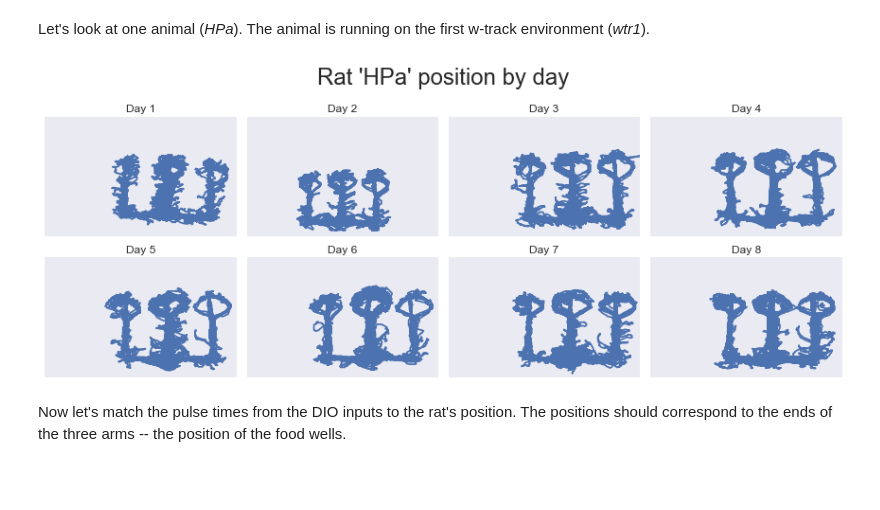
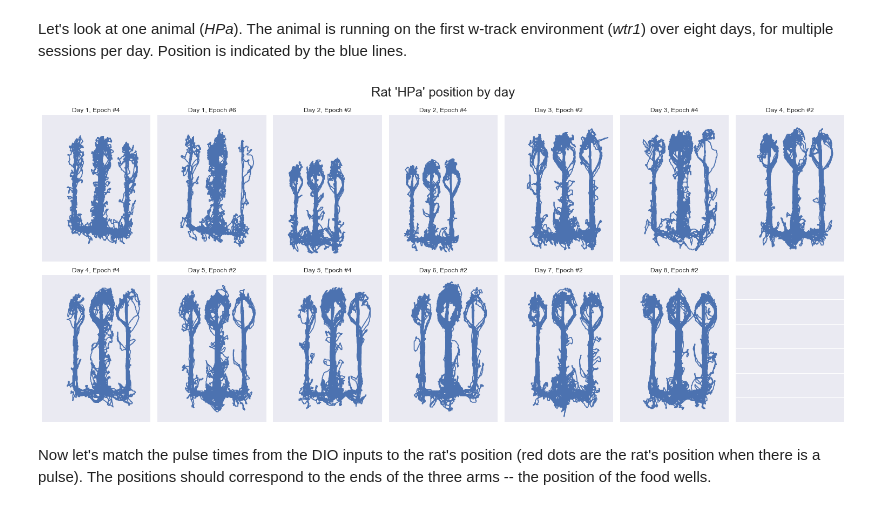
Before and after one commit to edeno/Jadhav-2016-Data-Analysis, a Jupyter notebook: Notebooks/UnderstandingDIO.ipynb, the cells around one changed output. Saved outputs shown, nothing was run; the diff lists cells and outputs as text; code cells hidden in the pictures; blank space fills up the shorter version.

```diff
--- a/Notebooks/UnderstandingDIO.ipynb
+++ b/Notebooks/UnderstandingDIO.ipynb
@@ -45,30 +45,44 @@ diopulses size: (1, 24)
 # %% [markdown]
-Let's look at one animal (*HPa*). The animal is running on the first w-track environment (*wtr1*).
+Let's look at one animal (*HPa*). The animal is running on the first w-track environment (*wtr1*) over eight days, for multiple sessions per day. Position is indicated by the blue lines.
-# %%
-HPa = Animal(directory='HPa_direct', short_name='HPa')
-epoch_type = 'run'
-environment = 'wtr1'
-numDays = 8
-
-plt.figure(figsize=(12, 9))
-
-for day in range(1, numDays + 1):
-    x = df.get_pos_var(HPa, day, 'x', epoch_type=epoch_type, environment=environment)
-    y = df.get_pos_var(HPa, day, 'y', epoch_type=epoch_type, environment=environment)
-
-    ax = plt.subplot(4, 4, day)
-    plt.plot(x[0], y[0])
-    plt.title('Day {day}'.format(day=day))
-    plt.xlim([0, 150])
-    plt.ylim([0, 150])
-    ax.xaxis.set_visible(False)
-    ax.yaxis.set_visible(False)
-
-plt.tight_layout()
-plt.subplots_adjust(top=0.90)
-plt.suptitle("Rat '{animal}' position by day".format(animal=HPa.short_name), fontsize=24)
-sns.set_style("dark")
-# %% [output]
-[figure, removed]
+# %%
+HPa = Animal(directory='HPa_direct', short_name='HPa')
+epoch_type = 'run'
+environment = 'wtr1'
+num_days = 8
+days = range(1, num_days + 1)
+
+
+def plot_epoch_positions(ax, position_data, epoch_data):
+    '''Given an axis handle, position data array, and an epoch tuple, plot all
+    positions run by the animal for that epoch'''
+    ax.plot(position_data[:, 0], position_data[:, 1])
+    ax.set_title('Day {day}, Epoch #{epoch}'.format(day=epoch_data[1], epoch=epoch_data[2] + 1))
+    ax.xaxis.set_visible(False)
+    ax.yaxis.set_visible(False)
+
+def plot_all_positions(animal, days, epoch_type=epoch_type, environment=environment):
+    '''Plots the position over all epochs specified by the animal, days, epoch_type,
+    and environment.
+    '''
+    position = df.get_position_variables(animal, days, ['x', 'y'], epoch_type=epoch_type, environment=environment)
+    epochs = df.get_epochs(animal, days, epoch_type=epoch_type, environment=environment)
+    num_rows = int(np.ceil(len(epochs) / 7))
+    fig, axis_handles = plt.subplots(num_rows, 7, figsize=(21, 9), sharex=True, sharey=True)
+    for epoch_ind, axis_handle in enumerate(axis_handles.flatten()):
+        try:
+            plot_epoch_positions(axis_handle, position[epoch_ind], epochs[epoch_ind])
+        except IndexError:
+            axis_handle.xaxis.set_visible(False)
+
+    plt.tight_layout()
+    plt.subplots_adjust(top=0.90)
+    plt.suptitle("Rat '{animal}' position by day".format(animal=animal.short_name), fontsize=24)
+    sns.set_style("dark")
+    return fig, axis_handles
+
+
+plot_handles = plot_all_positions(HPa, days, epoch_type=epoch_type, environment=environment)
+# %% [output]
+[figure, added]
 # %% [markdown]
-Now let's match the pulse times from the DIO inputs to the rat's position. The positions should correspond to the ends of the three arms -- the position of the food wells.
+Now let's match the pulse times from the DIO inputs to the rat's position (red dots are the rat's position when there is a pulse). The positions should correspond to the ends of the three arms -- the position of the food wells.
```
Also changed, not shown: parts of 6 cells of this notebook, 1 other file.
